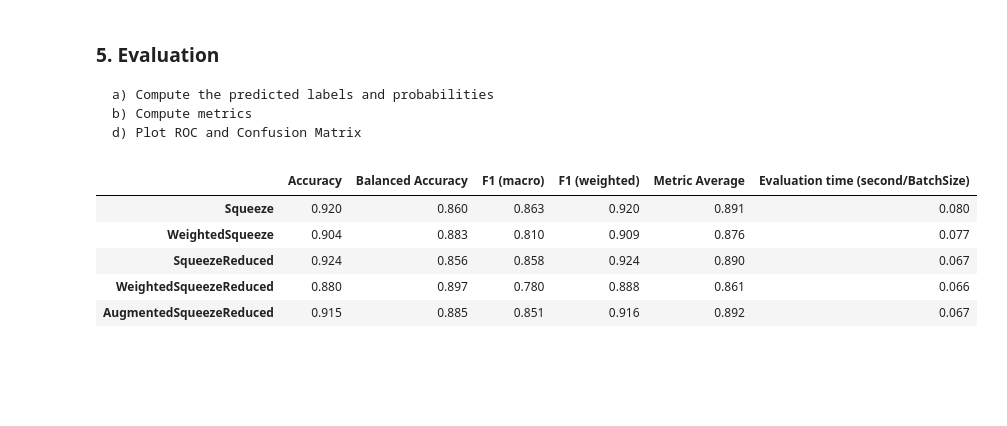
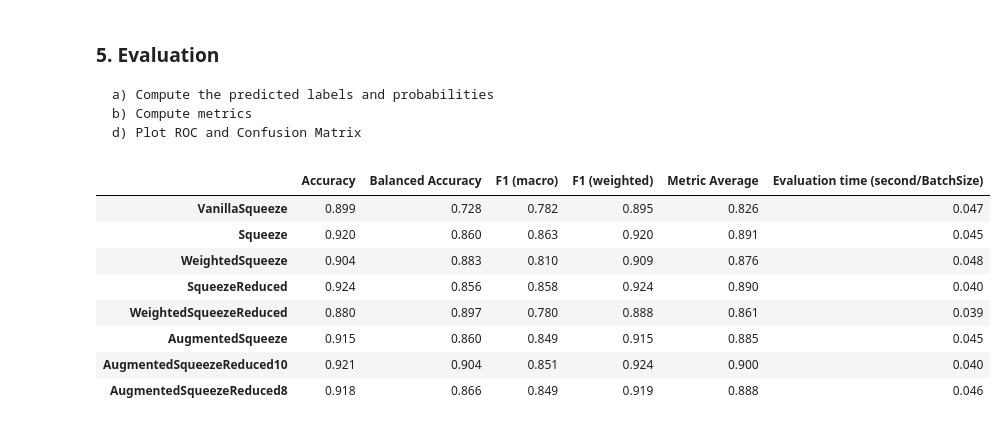
Before and after one commit to f-grimaldi/machine_learning_intepretability_in_steel_industry, a Jupyter notebook: notebooks/Comparison_multiModels.ipynb, the cells around one changed output. Cells and saved outputs as stored; diff of their text form; code cells hidden in the pictures; blank space fills up the shorter version.

```diff
--- a/notebooks/Comparison_multiModels.ipynb
+++ b/notebooks/Comparison_multiModels.ipynb
@@ -31,11 +31,17 @@ from sklearn.metrics import (f1_score,
 # %% [markdown]
 ### 2. Parameters
 # %%
-MODEL_PATHS = ['../model/MultiSqueeze.pth',
+MODEL_PATHS = ['../model/MultiVanillaSqueeze.pth',
+               #'../model/MultiVanillaSlidedSqueeze.pth',
+               #'../model/MultiVanillaSlidedWeightedSqueeze.pth',
+               '../model/MultiSqueeze.pth',
                '../model/MultiWeightedSqueeze.pth',
                '../model/MultiSqueezeReduced.pth',
                '../model/MultiWeightedSqueezeReduced.pth',
-               '../model/MultiAugmentedSqueezeReduced.pth']
+               '../model/MultiAugmentedSqueeze.pth',
+               '../model/MultiAugmentedSqueezeReduced10.pth',
+               '../model/MultiAugmentedSqueezeReduced8.pth',
+              ]
 
 IMAGE_PATH = '../data/train_images'
 DATA_PATH = '../data/multiData'
@@ -113,9 +119,13 @@ Clipping input data to the valid range for imshow with RGB data ([0..1] for floa
 nets = []
 for MODEL_PATH in MODEL_PATHS:
     net = models.squeezenet1_1(pretrained=True)
-    if 'Reduced' in MODEL_PATH:
+    if 'Reduced8' in MODEL_PATH:
+        net.features = net.features[:8]
+        net.classifier[1] = nn.Conv2d(256, 1000, kernel_size = (1, 1), stride = (1, 1))
+    elif 'Reduced' in MODEL_PATH:
         net.features = net.features[:10]
         net.classifier[1] = nn.Conv2d(384, 1000, kernel_size = (1, 1), stride = (1, 1))
+
     net.classifier = nn.Sequential(*net.classifier, nn.Flatten(), nn.Linear(1000, N_CLASSES))#, nn.Softmax(dim=1))
     net = net.to(device)
     net.load_state_dict(torch.load(MODEL_PATH))
@@ -163,24 +174,27 @@ for net in nets:
 # %%
 acc, bal_acc, f1_m, f1_w = [], [], [], []
 for i in range(N_MODEL):
     acc.append(accuracy_score(ys_true[i], ys_pred[i]))
     bal_acc.append(balanced_accuracy_score(ys_true[i], ys_pred[i]))
     f1_m.append(f1_score(ys_true[i], ys_pred[i], average='macro'))
     f1_w.append(f1_score(ys_true[i], ys_pred[i], average='weighted'))
 
 df = pd.DataFrame([acc, bal_acc, f1_m, f1_w],
                   index=['Accuracy', 'Balanced Accuracy', 'F1 (macro)', 'F1 (weighted)'],
                   columns = [i.split('/')[-1][5:-4] for i in MODEL_PATHS]).transpose()
 
 df['Metric Average'] = df.mean(axis=1)
 df['Evaluation time (second/BatchSize) '] = np.array(times)
 df = df.round(3)
-df.head()
+df.head(N_MODEL)
 # %% [output]
 |  | Accuracy | Balanced Accuracy | F1 (macro) | F1 (weighted) | Metric Average | Evaluation time (second/BatchSize) |
-| Squeeze | 0.920 | 0.860 | 0.863 | 0.920 | 0.891 | 0.080 |
-| WeightedSqueeze | 0.904 | 0.883 | 0.810 | 0.909 | 0.876 | 0.077 |
-| SqueezeReduced | 0.924 | 0.856 | 0.858 | 0.924 | 0.890 | 0.067 |
-| WeightedSqueezeReduced | 0.880 | 0.897 | 0.780 | 0.888 | 0.861 | 0.066 |
-| AugmentedSqueezeReduced | 0.915 | 0.885 | 0.851 | 0.916 | 0.892 | 0.067 |
+| VanillaSqueeze | 0.899 | 0.728 | 0.782 | 0.895 | 0.826 | 0.047 |
+| Squeeze | 0.920 | 0.860 | 0.863 | 0.920 | 0.891 | 0.045 |
+| WeightedSqueeze | 0.904 | 0.883 | 0.810 | 0.909 | 0.876 | 0.048 |
+| SqueezeReduced | 0.924 | 0.856 | 0.858 | 0.924 | 0.890 | 0.040 |
+| WeightedSqueezeReduced | 0.880 | 0.897 | 0.780 | 0.888 | 0.861 | 0.039 |
+| AugmentedSqueeze | 0.915 | 0.860 | 0.849 | 0.915 | 0.885 | 0.045 |
+| AugmentedSqueezeReduced10 | 0.921 | 0.904 | 0.851 | 0.924 | 0.900 | 0.040 |
+| AugmentedSqueezeReduced8 | 0.918 | 0.866 | 0.849 | 0.919 | 0.888 | 0.046 |
 # %%
```
Also changed, not shown: parts of 4 cells of this notebook, 6 other files.
